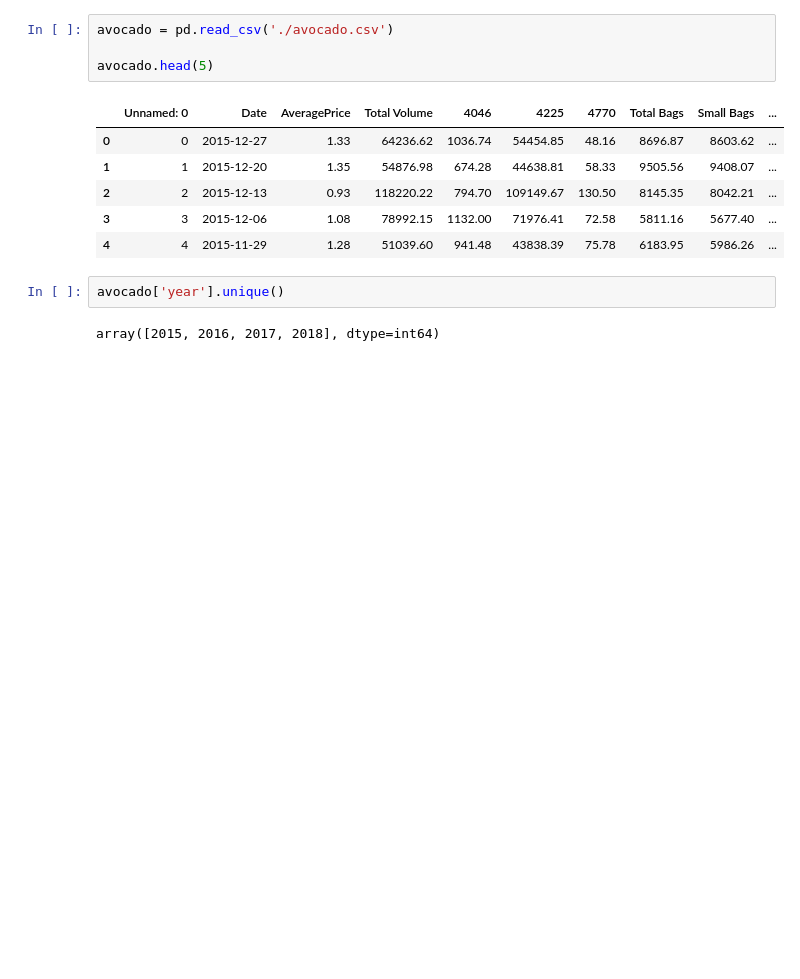
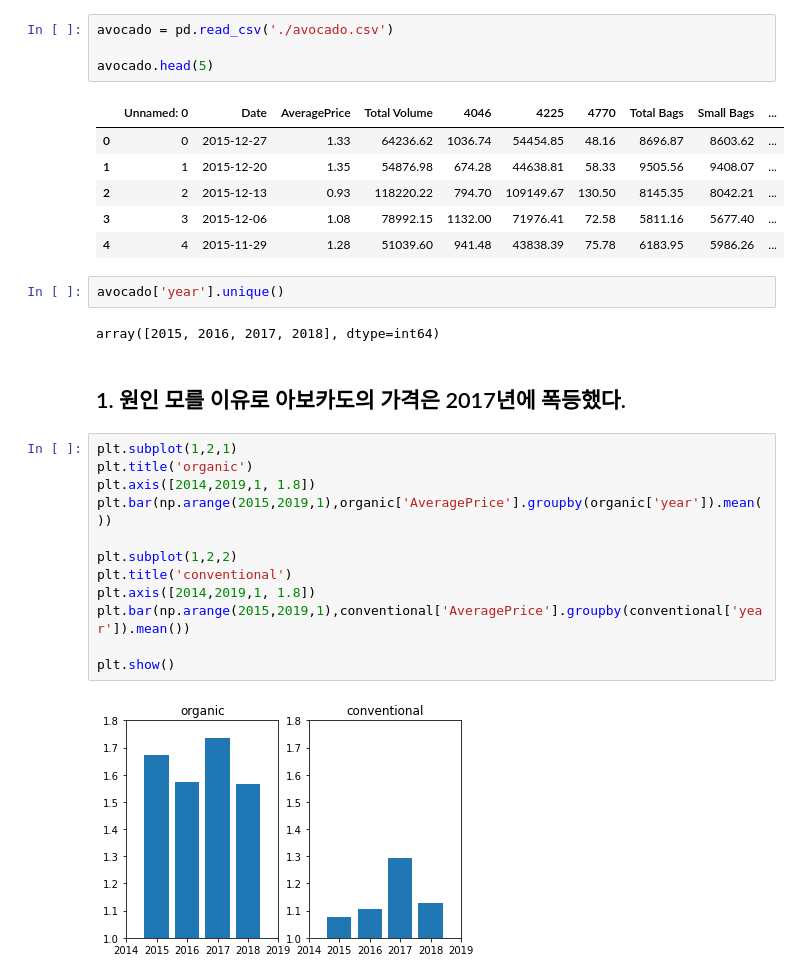
Before and after one commit to super-corini/programmers_kdt_II, a Jupyter notebook: Week3d5.ipynb, the cells around one changed output. Saved outputs shown, nothing was run; the diff lists cells and outputs as text; blank space fills up the shorter version.

```diff
--- a/Week3d5.ipynb
+++ b/Week3d5.ipynb
@@ -89,4 +89,20 @@ avocado.head(5)
 avocado['year'].unique()
 # %% [output]
 array([2015, 2016, 2017, 2018], dtype=int64)
+# %% [markdown]
+## 1. 원인 모를 이유로 아보카도의 가격은 2017년에 폭등했다.
+# %%
+plt.subplot(1,2,1)
+plt.title('organic')
+plt.axis([2014,2019,1, 1.8])
+plt.bar(np.arange(2015,2019,1),organic['AveragePrice'].groupby(organic['year']).mean())
+
+plt.subplot(1,2,2)
+plt.title('conventional')
+plt.axis([2014,2019,1, 1.8])
+plt.bar(np.arange(2015,2019,1),conventional['AveragePrice'].groupby(conventional['year']).mean())
+
+plt.show()
+# %% [output]
+[figure, added]
 # %%
```
Also changed, not shown: parts of 7 cells of this notebook.
